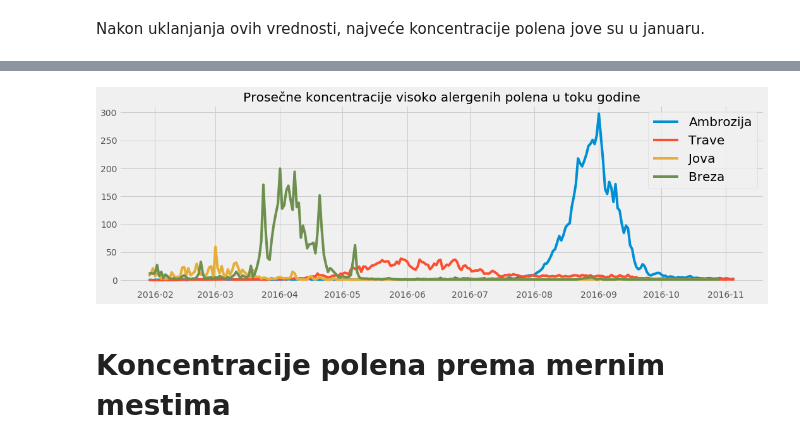
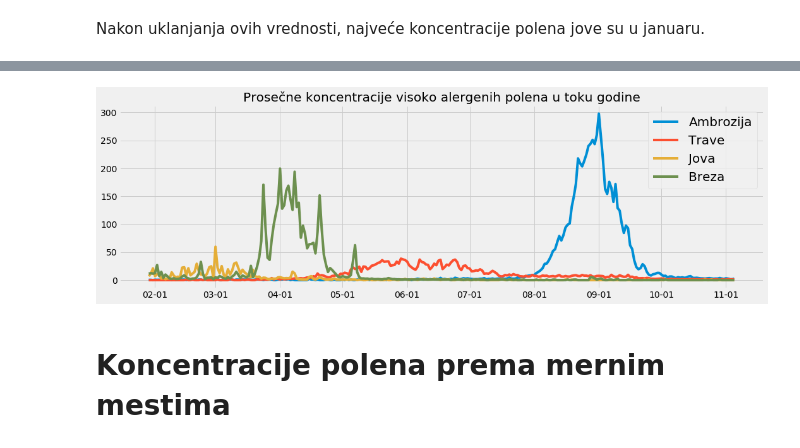
Before and after one commit to sjerkovic/koncentracije-polena, a Jupyter notebook: Polen.ipynb, the cells around one changed output, grey strips where cells are left out. Saved outputs shown, nothing was run; the diff lists cells and outputs as text; code cells hidden in the pictures.

```diff
--- a/Polen.ipynb
+++ b/Polen.ipynb
@@ -718,23 +767,33 @@ Nakon uklanjanja ovih vrednosti, najveće koncentracije polena jove su u januaru
+# %%
+dates = pc_final['date_new'].unique()
 # %%
-ambrozija = pc_merged[pc_merged['localized_name']=='ambrozija'].groupby('date_new')['value'].mean()
-trave = pc_merged[pc_merged['localized_name']=='trave'].groupby('date_new')['value'].mean()
-jova = pc_merged[pc_merged['localized_name']=='jova'].groupby('date_new')['value'].mean()
-breza = pc_merged[pc_merged['localized_name']=='breza'].groupby('date_new')['value'].mean()
+ambrozija = pc_final[pc_final['localized_name']=='ambrozija'].groupby('date_new')['value'].mean()
+trave = pc_final[pc_final['localized_name']=='trave'].groupby('date_new')['value'].mean()
+jova = pc_final[pc_final['localized_name']=='jova'].groupby('date_new')['value'].mean()
+breza = pc_final[pc_final['localized_name']=='breza'].groupby('date_new')['value'].mean()
+# %%
+ambrozija = ambrozija.reindex(dates).fillna(0).sort_index(ascending=True)
+# %%
+trave = trave.reindex(dates).fillna(0).sort_index(ascending=True)
+jova = jova.reindex(dates).fillna(0).sort_index(ascending=True)
+breza = breza.reindex(dates).fillna(0).sort_index(ascending=True)
 # %%
 fig, axs = plt.subplots(1, figsize=(15,5))
 
 p1 = plt.plot(ambrozija)
 p2 = plt.plot(trave)
 p3 = plt.plot(jova)
 p4 = plt.plot(breza)
 
 plt.title('Prosečne koncentracije visoko alergenih polena u toku godine')
 plt.legend((p1[0], p2[0], p3[0], p4[0]),('Ambrozija', 'Trave', 'Jova', 'Breza'), prop={'size': 20})
 plt.style.use('fivethirtyeight')
+plt.xticks(ticks=['02-01', '03-01', '04-01', '05-01', '06-01', '07-01', '08-01', '09-01','10-01','11-01'])
+
 
 fig.tight_layout()
 # %% [output]
-[figure, old version]
+[figure, new version]
 # %% [markdown]
 # Koncentracije polena prema mernim mestima
 # %%
```
Also changed, not shown: parts of 65 cells of this notebook.
